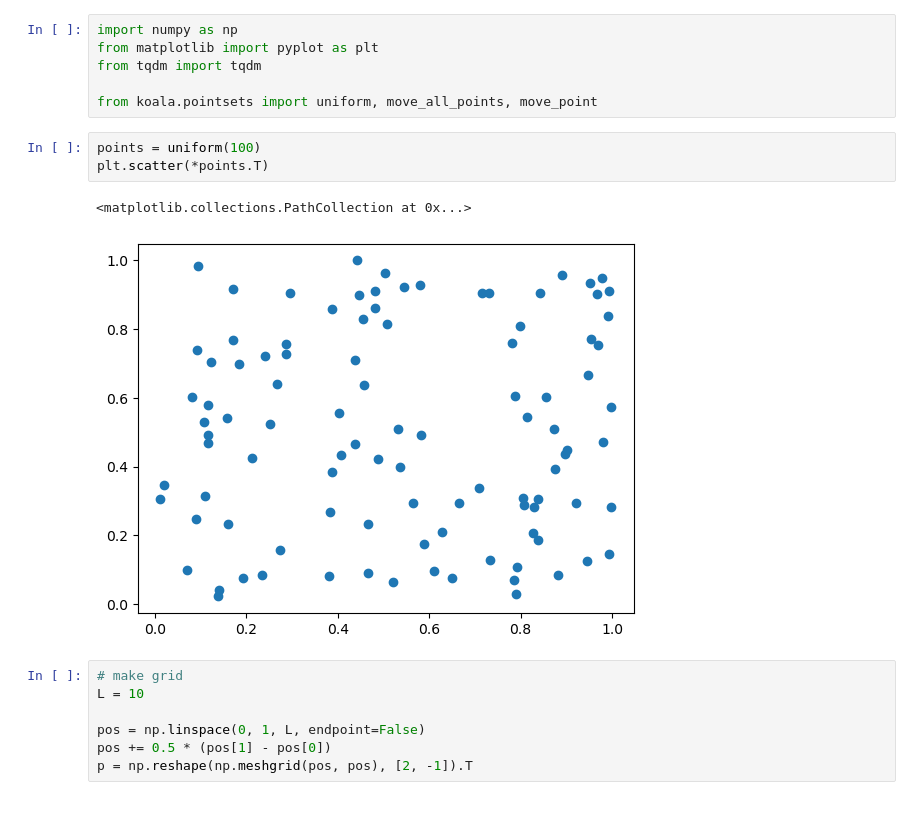
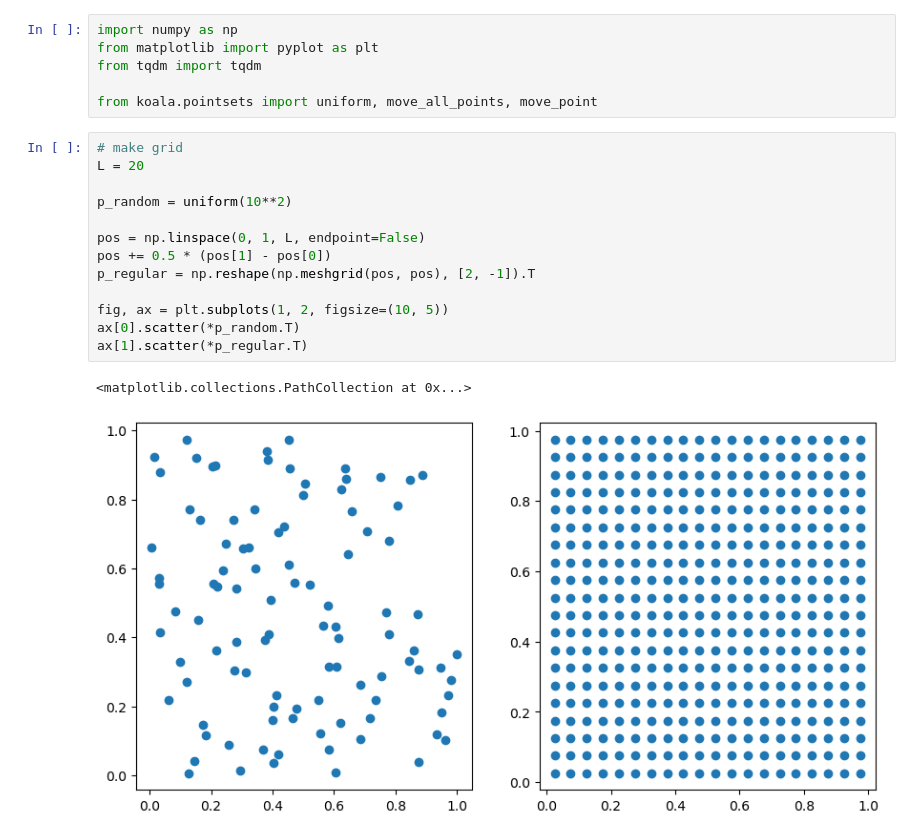
Before and after one commit to Imperial-CMTH/koala, a Jupyter notebook: tutorial_notebooks/slowly_shifting_lattice.ipynb, the cells around one changed output. Drawn from its saved outputs; the diff is of its cells as text; blank space fills up the shorter version.

```diff
--- a/tutorial_notebooks/slowly_shifting_lattice.ipynb
+++ b/tutorial_notebooks/slowly_shifting_lattice.ipynb
@@ -7,17 +10,20 @@ from matplotlib import pyplot as plt
 from tqdm import tqdm
 
 from koala.pointsets import uniform, move_all_points, move_point
-# %%
-points = uniform(100)
-plt.scatter(*points.T)
-# %% [output]
-<matplotlib.collections.PathCollection at 0x...>
-[figure, removed]
 # %%
 # make grid
-L = 10
+L = 20
+
+p_random = uniform(10**2)
 
 pos = np.linspace(0, 1, L, endpoint=False)
 pos += 0.5 * (pos[1] - pos[0])
-p = np.reshape(np.meshgrid(pos, pos), [2, -1]).T
+p_regular = np.reshape(np.meshgrid(pos, pos), [2, -1]).T
+
+fig, ax = plt.subplots(1, 2, figsize=(10, 5))
+ax[0].scatter(*p_random.T)
+ax[1].scatter(*p_regular.T)
+# %% [output]
+<matplotlib.collections.PathCollection at 0x...>
+[figure, added]
 # %%
```
Also changed, not shown: parts of 4 cells of this notebook.
